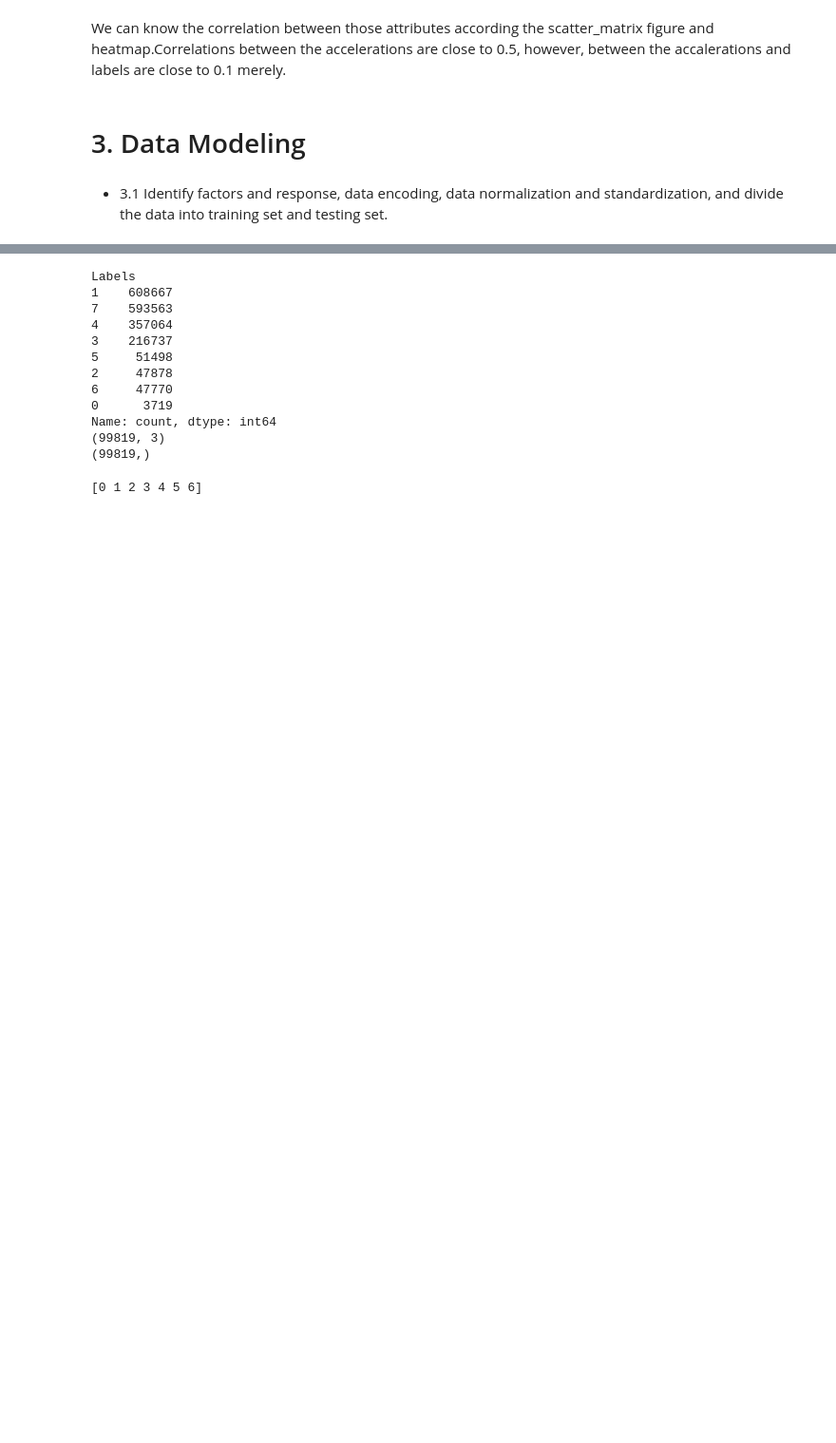
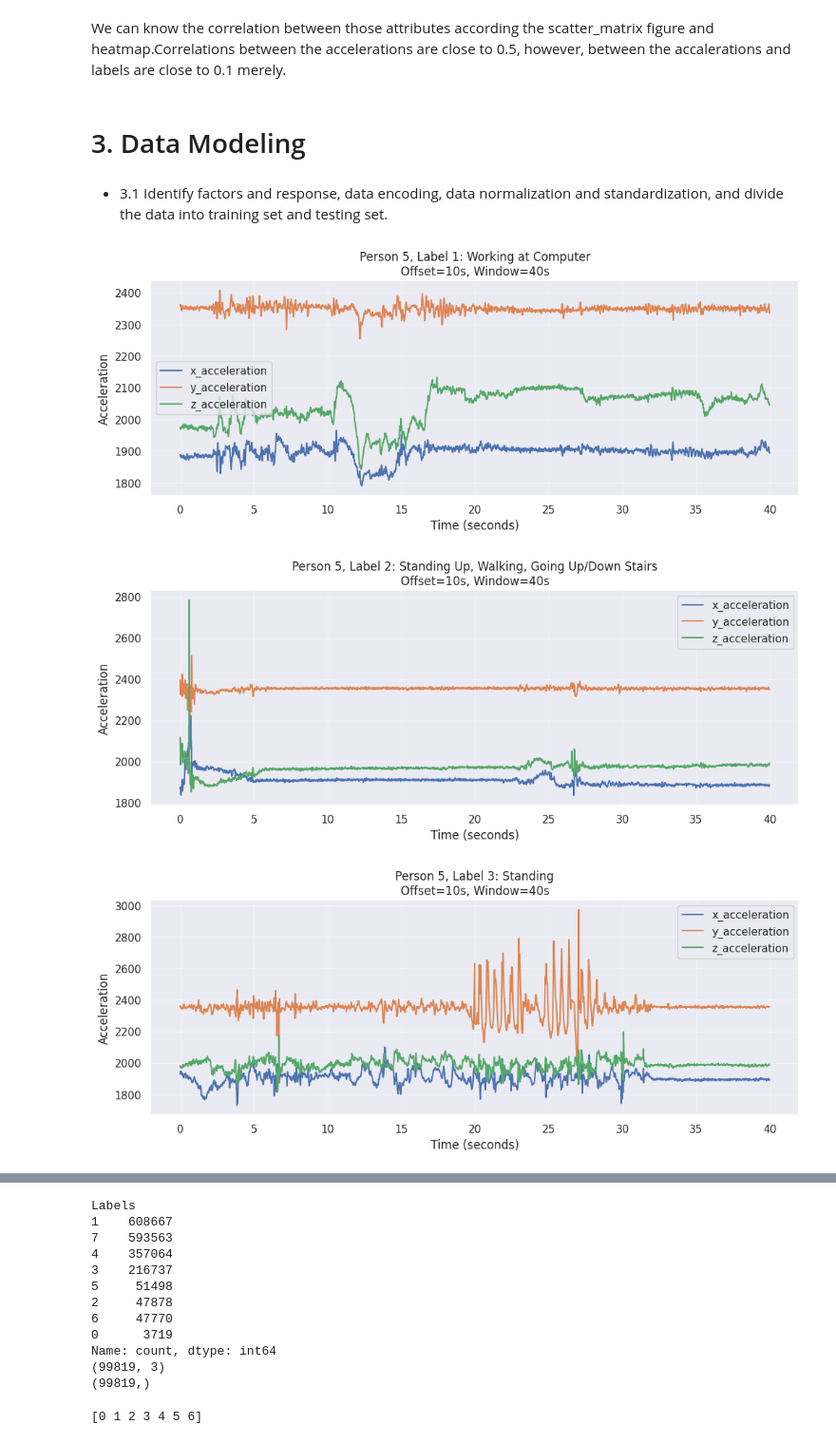
Before and after one commit to benjaminfong/cs286-accelerometer-project, a Jupyter notebook: activity-recognition-from-accelerometer.ipynb, the cells around one changed output, grey strips where cells are left out. Shown at 95% size. Saved outputs shown, nothing was run; the diff lists cells and outputs as text; code cells hidden in the pictures; blank space fills up the shorter version.

Commit message:
added denoising, smoothing, windowing, motion plots and zero-centering

```diff
--- a/activity-recognition-from-accelerometer.ipynb
+++ b/activity-recognition-from-accelerometer.ipynb
@@ -283,0 +373,10 @@ We can know the correlation between those attributes according the scatter_matri
+# %%
+plot_activity_windows(
+    person_id=5,
+    offset_seconds=10,
+    window_seconds=40
+)
+# %% [output]
+[figure, added]
+[figure, added]
+[figure, added]
```
Also changed, not shown: parts of 9 cells of this notebook, 1 other file.
